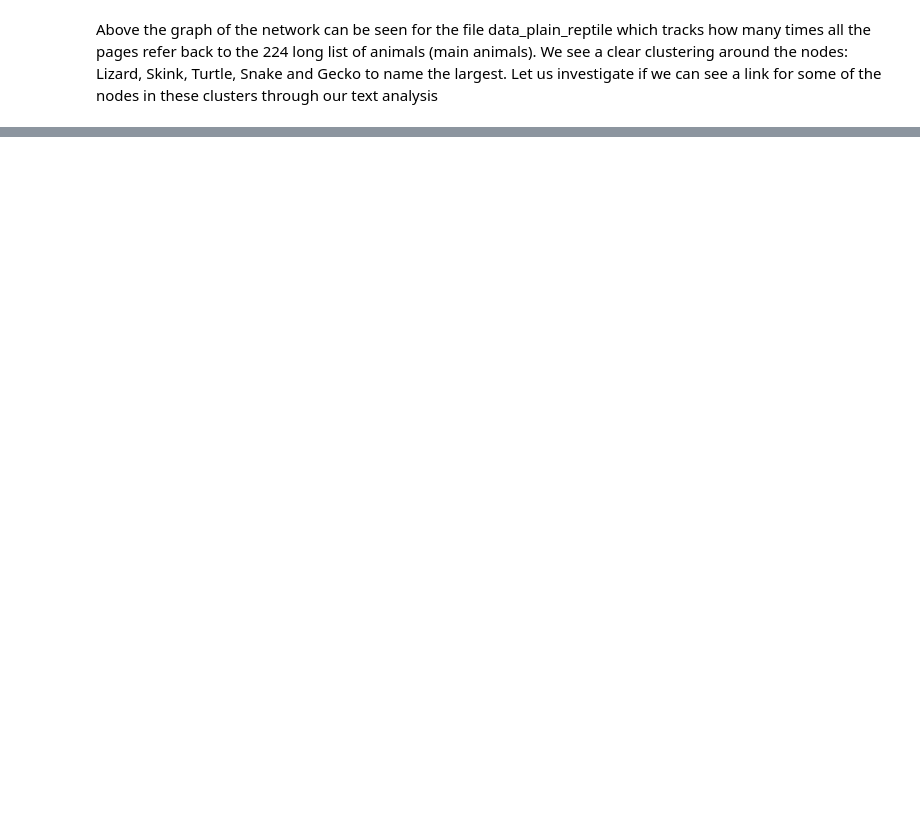
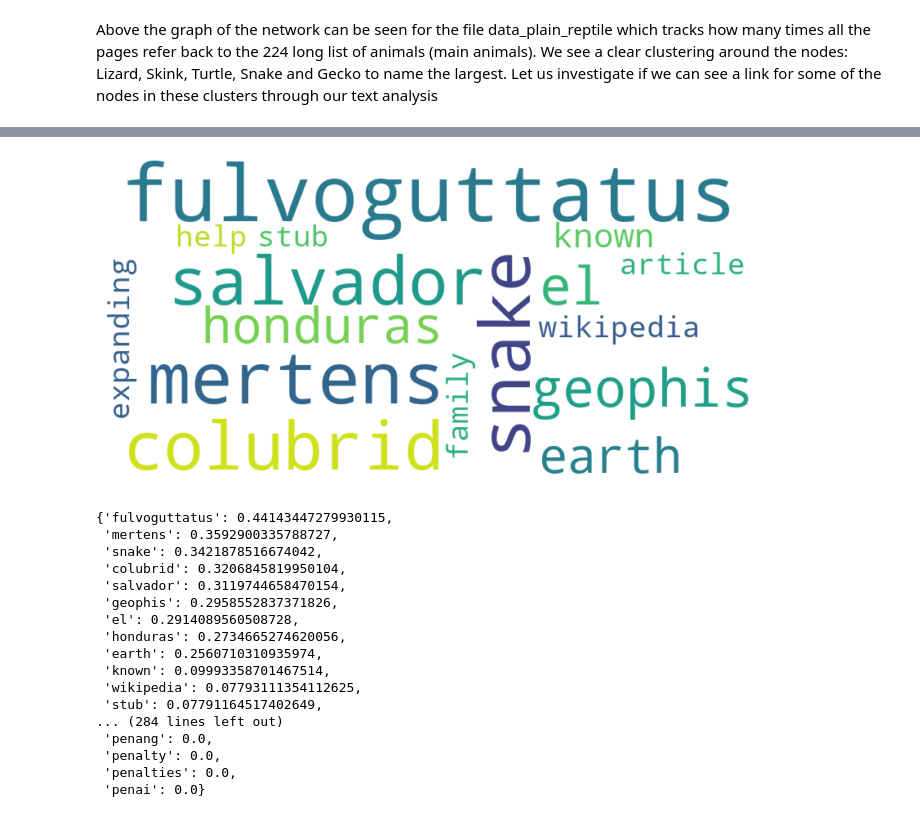
Before and after one commit to cerichs/CSS_Project_A_and_B, a Jupyter notebook: text_analysis.ipynb, the cells around one changed output, grey strips where cells are left out. Cells and saved outputs as stored; diff of their text form; code cells hidden in the pictures; blank space fills up the shorter version.

```diff
--- a/text_analysis.ipynb
+++ b/text_analysis.ipynb
@@ -228,0 +266,23 @@ KeyError: 'Laudakia_dayana'
+# %%
+sample_name = 'geophis_fulvoguttatus'
+generate_wordcloud(data_dict_reptile["top_words"][sample_name])
+data_dict_reptile["top_words"][sample_name]
+# %% [output]
+[figure, added]
+{'fulvoguttatus': 0.44143447279930115,
+ 'mertens': 0.3592900335788727,
+ 'snake': 0.3421878516674042,
+ 'colubrid': 0.3206845819950104,
+ 'salvador': 0.3119744658470154,
+ 'geophis': 0.2958552837371826,
+ 'el': 0.2914089560508728,
+ 'honduras': 0.2734665274620056,
+ 'earth': 0.2560710310935974,
+ 'known': 0.09993358701467514,
+ 'wikipedia': 0.07793111354112625,
+ 'stub': 0.07791164517402649,
+... (284 lines left out)
+ 'penang': 0.0,
+ 'penalty': 0.0,
+ 'penalties': 0.0,
+ 'penai': 0.0}
```
Also changed, not shown: parts of 10 cells of this notebook, 4 other files.
